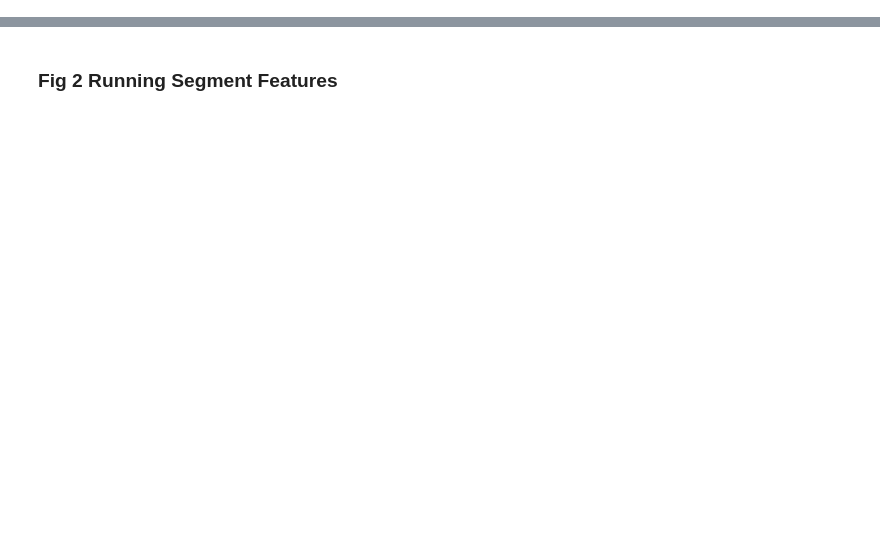
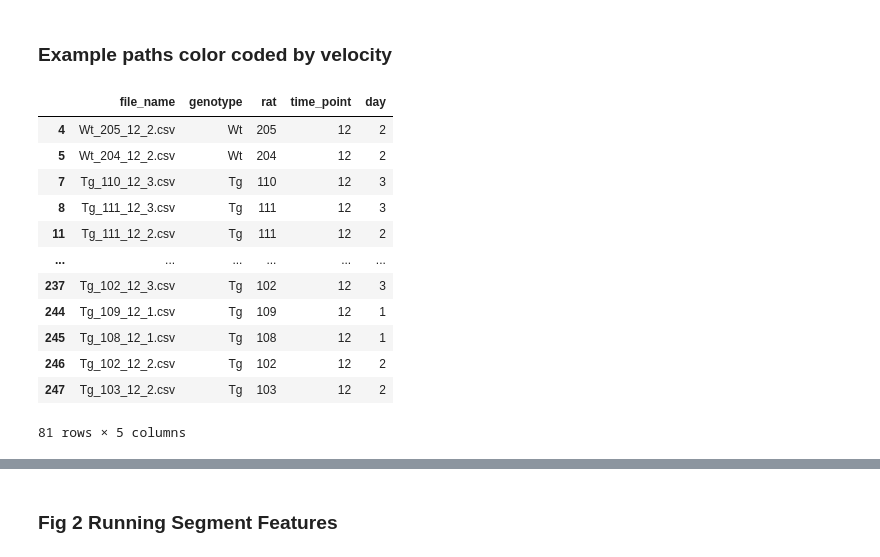
Before and after one commit to lolaBerkowitz/TgF344-AD_Open_Field, a Jupyter notebook: notebooks/TgF344_OF_figs.ipynb, the cells around one changed output, grey strips where cells are left out. Saved outputs shown, nothing was run; the diff lists cells and outputs as text; code cells hidden in the pictures; blank space fills up the shorter version.

```diff
--- a/notebooks/TgF344_OF_figs.ipynb
+++ b/notebooks/TgF344_OF_figs.ipynb
@@ -62,11 +116,11 @@ def set_size(width, fraction=1, subplots=(1, 1)):
 # %%
-data_path = 'D:/ryanh/github/TgF344-AD_Open_Field/notebooks/'
-df = pd.read_csv(data_path+'wholeTrial_measures.csv')
-df_day1 = df[df['day']=='D1']
+lg_data_path = '/Users/lauraberkowitz/github/TgF344-AD_Open_Field/notebooks/data/'
+df_lg = pd.read_csv(lg_data_path+'general_locomotion.csv')
+df_day1 = df_lg[df_lg['day']=='D1']
 
-df_day1.pathL = df_day1.pathL/1000
+df_day1['path_length'] = df_day1.path_length/1000
 #flatui = ["#7f8c8d","#f39c12"] #color schedule for Tg and Wt, respectively.
-# sns.set(style='ticks', font_scale=2)
+df_day1.head()
 # %% [output]
 A value is trying to be set on a copy of a slice from a DataFrame.
 Try using .loc[row_indexer,col_indexer] = value instead
@@ -118,0 +188,36 @@ plt.savefig(fig_save_path+'Distance.png',dpi=900,bbox_inches='tight')
+# %% [markdown]
+### Example paths color coded by velocity
+# %%
+small_of_paths = '/Users/lauraberkowitz/github/TgF344-AD_Open_Field/notebooks/data/small_of_paths/'
+# first create dataframe for ease of identifying mice
+path_list = glob.glob(small_of_paths+'*.csv')
+df = pd.DataFrame(columns=['file_name','genotype','rat','time_point','day'], index=range(len(path_list)))
+
+for idx, path in enumerate(path_list):
+    temp_name = os.path.splitext(os.path.basename(path))[0].split('_')
+    df.loc[idx].file_name = os.path.basename(path)
+    df.loc[idx].genotype = temp_name[0]
+    df.loc[idx].rat = temp_name[1]
+    df.loc[idx].time_point = temp_name[2]
+    df.loc[idx].day = temp_name[3]
+
+vel_cmap,vel_vec = factor_norm_cmap(df,small_of_paths,"velocity")
+# %%
+df_day1 = df_lg[df_lg['day']=='D1']
+
+df_12mo = df[df['time_point']=='12']
+df_12mo
+# %% [output]
+|  | file_name | genotype | rat | time_point | day |
+| 4 | Wt_205_12_2.csv | Wt | 205 | 12 | 2 |
+| 5 | Wt_204_12_2.csv | Wt | 204 | 12 | 2 |
+| 7 | Tg_110_12_3.csv | Tg | 110 | 12 | 3 |
+| 8 | Tg_111_12_3.csv | Tg | 111 | 12 | 3 |
+| 11 | Tg_111_12_2.csv | Tg | 111 | 12 | 2 |
+| ... | ... | ... | ... | ... | ... |
+| 237 | Tg_102_12_3.csv | Tg | 102 | 12 | 3 |
+| 244 | Tg_109_12_1.csv | Tg | 109 | 12 | 1 |
+| 245 | Tg_108_12_1.csv | Tg | 108 | 12 | 1 |
+| 246 | Tg_102_12_2.csv | Tg | 102 | 12 | 2 |
+| 247 | Tg_103_12_2.csv | Tg | 103 | 12 | 2 |
+81 rows × 5 columns
```
Also changed, not shown: parts of 16 cells of this notebook.
